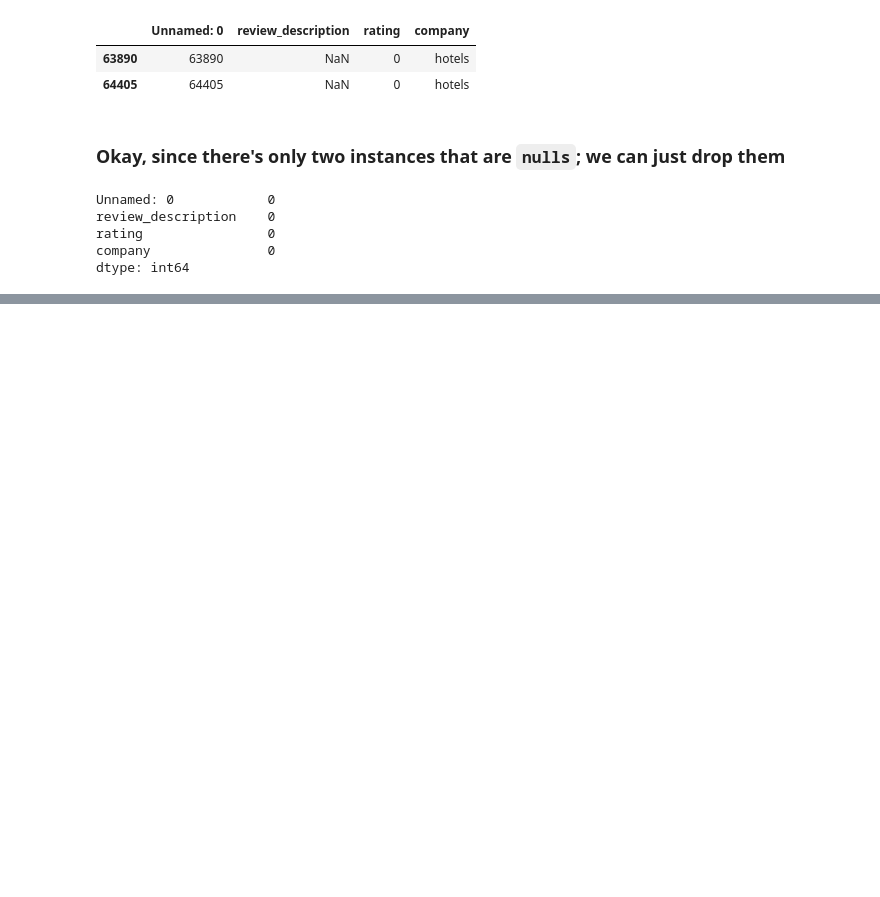
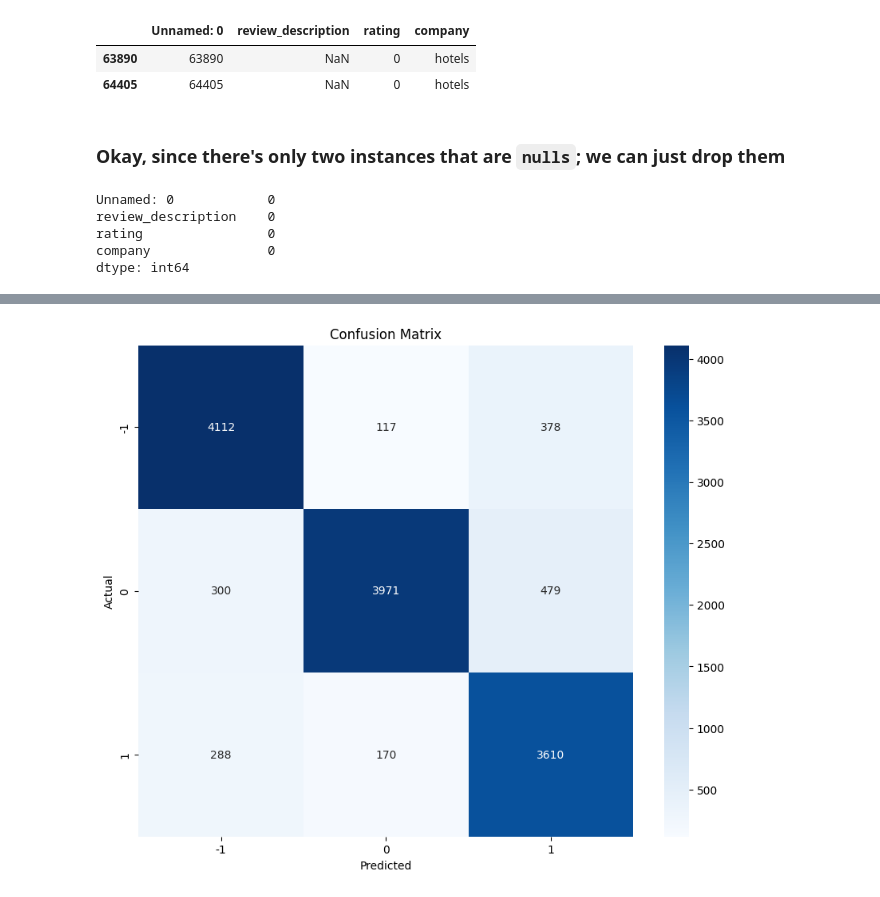
Before and after one commit to AziizDev/Sentiment-Analysis, a Jupyter notebook: sentiment_Analysis.ipynb, the cells around one changed output, grey strips where cells are left out. Saved outputs shown, nothing was run; the diff lists cells and outputs as text; code cells hidden in the pictures; blank space fills up the shorter version.

Commit message:
Done the task!!! Finally

```diff
--- a/sentiment_Analysis.ipynb
+++ b/sentiment_Analysis.ipynb
@@ -113,0 +402,2 @@ dtype: int64
+# %%
+df['final_text'] = df['stemmed_tokens'].apply(lambda tokens: ' '.join(tokens))
@@ -113,0 +432,6 @@ dtype: int64
+# %%
+vectorizer = TfidfVectorizer()
+
+tfidf_matrix = vectorizer.fit_transform(df['final_text'])
+
+tfdf_scores = df['rating']
@@ -113,0 +452,4 @@ dtype: int64
+# %%
+X_train, X_test, y_train, y_test = train_test_split(
+    tfidf_matrix, tfdf_scores, test_size = 0.2, random_state = 42, stratify = tfdf_scores # Stratified split to maintain class distribution
+)
@@ -113,0 +491,5 @@ dtype: int64
+# %%
+model = LogisticRegression(max_iter=1000)
+model.fit(X_train, y_train)
+
+y_pred = model.predict(X_test)
@@ -113,0 +510,10 @@ dtype: int64
+# %%
+# Confusion matrix
+plt.figure(figsize=(10, 8))
+sns.heatmap(cm, annot=True, fmt='d', cmap='Blues', xticklabels=model.classes_, yticklabels=model.classes_)
+plt.title("Confusion Matrix")
+plt.xlabel("Predicted")
+plt.ylabel("Actual")
+plt.show()
+# %% [output]
+[figure, added]
```
Also changed, not shown: parts of 48 cells of this notebook, 1 other file.
